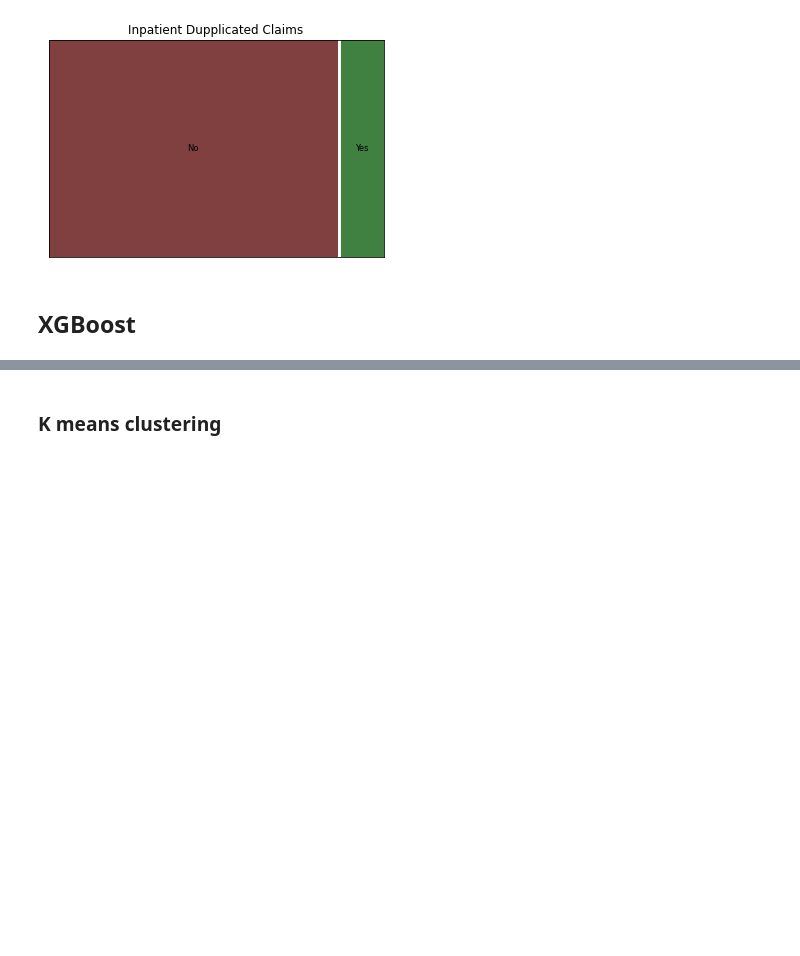
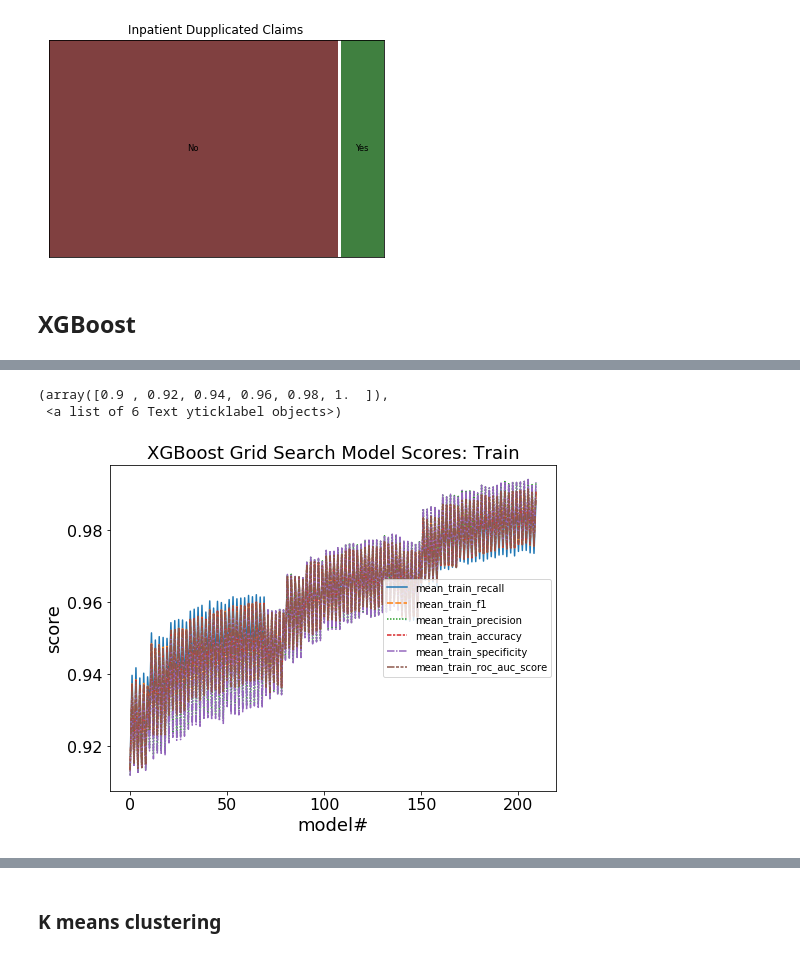
Before and after one commit to microwolf/capstone_healthcare_fraud, a Jupyter notebook: contributors/lu/scripts/Models_LY.ipynb, the cells around one changed output, grey strips where cells are left out. Cells and saved outputs as stored; diff of their text form; code cells hidden in the pictures; blank space fills up the shorter version.

```diff
--- a/contributors/lu/scripts/Models_LY.ipynb
+++ b/contributors/lu/scripts/Models_LY.ipynb
@@ -1331,0 +1486,18 @@ mosaic(d['DupClaim_IP'], title = 'Inpatient Dupplicated Claims', gap=0.01, axes_
+# %%
+# plot train scores
+plt.figure(figsize=(8,6))
+sns.lineplot(data =gbc_grid_coarse_scores_train)
+plt.legend( loc=5) #bbox_to_anchor=(1.05,1)
+plt.xlabel('model#', fontsize=18)
+plt.ylabel('score', fontsize=18)
+plt.title('XGBoost Grid Search Model Scores: Train', fontsize=18)
+plt.xticks(fontsize=16)
+plt.yticks(fontsize=16)
+
+# plt.savefig('../output/gbc_grid_scores_train_allscore_dropDurationMedianIP_cv10.png', bbox_inches='tight')
+# plt.xlim(180, 190)
+# plt.savefig('../output/gbc_grid_scores_train_allscore_dropDurationMedianIP_cv10_zoom.png', bbox_inches='tight')
+# %% [output]
+(array([0.9 , 0.92, 0.94, 0.96, 0.98, 1.  ]),
+ <a list of 6 Text yticklabel objects>)
+[figure, added]
```
Also changed, not shown: parts of 40 cells of this notebook, 11 other files.
